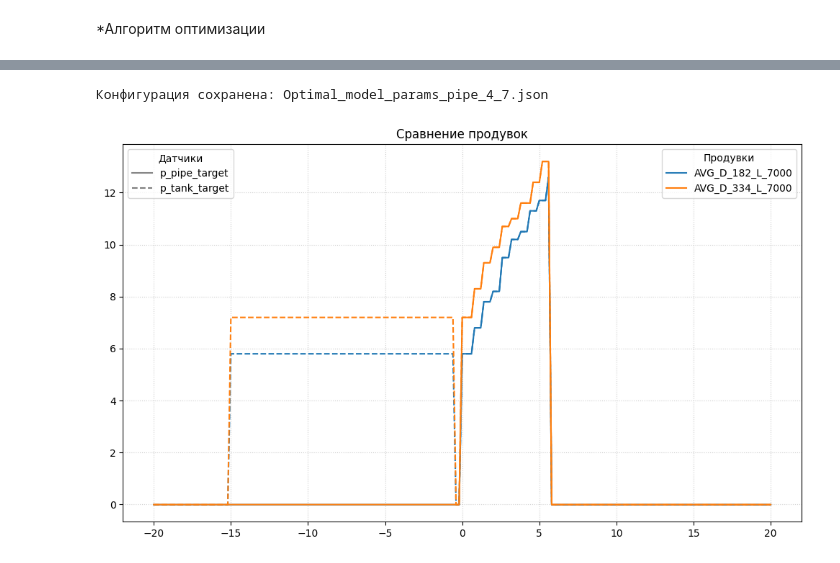
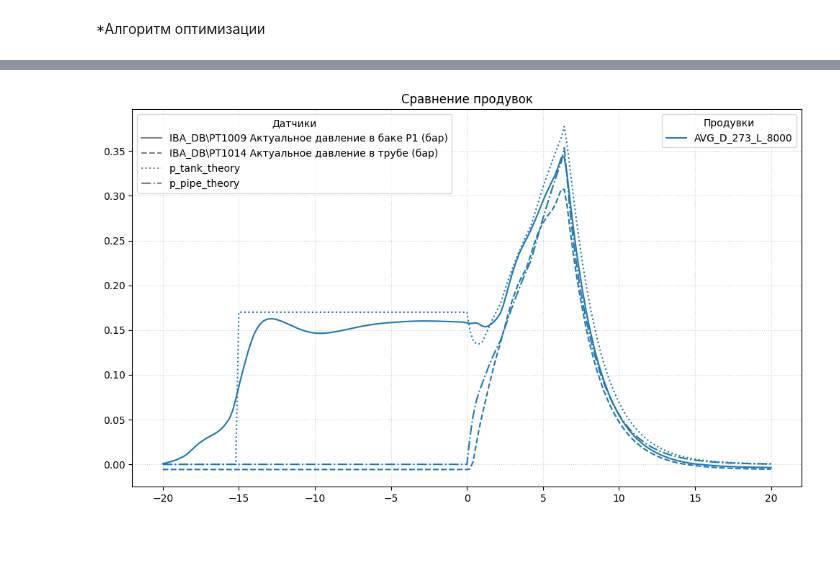
Before and after one commit to Chamipu/Deoxidation_analytical_model-, a Jupyter notebook: main_AnaliticModel.ipynb, the cells around one changed output, grey strips where cells are left out. Cells and saved outputs as stored; diff of their text form; code cells hidden in the pictures.

```diff
--- a/main_AnaliticModel.ipynb
+++ b/main_AnaliticModel.ipynb
@@ -273,2 +49,5 @@ df_avg_logs, df_avg_registry = prm.apply_analytic_model(
+# %%
+cnfg_params_tank, flat_params_tank = dm.load_config(cnfg_p.DEFAULT_MODEL_PARAMS_TANK_FILE)
+cnfg_params_pipe, flat_params_pipe = dm.load_config(cnfg_p.DEFAULT_MODEL_PARAMS_PIPE_FILE)
 # %%
 cycle_ids = [
@@ -341,0 +95,9 @@ plt.show()
+# %%
+best_config_tank, best_config_pipe = copt.run_universal_optimizer(
+        df_avg_logs,
+        df_avg_registry,
+        cnfg_params_tank,
+        cnfg_params_pipe,
+        cnfg.CONFIG_PREDICTOR_TANK,
+        cnfg.CONFIG_PREDICTOR_PIPE,
+        param_keys=None)
@@ -374,39 +143,53 @@ damping         |   2.0820   |    [0.100, 5.000]
 # %%
-dm.save_config(best_params, cnfg_p.CONFIG_DIR / "Optimal_model_params_pipe_4_7.json")
+# dm.save_config(best_params, cnfg_p.CONFIG_DIR / "Optimal_model_params_pipe_4_7.json")
-# %% [output]
-Конфигурация сохранена: Optimal_model_params_pipe_4_7.json
+# %%
+best_flat_tank = dm.get_flat_params(best_config_tank)
+best_flat_pipe = dm.get_flat_params(best_config_pipe)
+# %%
+df_avg_logs, df_avg_registry = coprm.apply_coupled_model(
+    df_avg_logs,
+    df_avg_registry,
+    cnfg.CONFIG_PREDICTOR_TANK,
+    cnfg.CONFIG_PREDICTOR_PIPE,
+    best_flat_tank,
+    best_flat_pipe
+    )
 # %%
 %matplotlib inline
 # %matplotlib widget
 identifiers = [
     # "AVG_D_182_L_6000",
-    "AVG_D_182_L_7000",
+    # "AVG_D_182_L_7000",
     # "AVG_D_182_L_9000",
     # "AVG_D_182_L_10000",
-    # "AVG_D_273_L_8000",
+    "AVG_D_273_L_8000",
     # "AVG_D_273_L_10000",
     # "AVG_D_273_L_11300",
-    "AVG_D_334_L_7000",
+    # "AVG_D_334_L_7000",
     # "AVG_D_334_L_8000"
     ]
 sensors = [
-    # "IBA_DB\PT1009 Актуальное давление в баке P1 (бар)",
+    "IBA_DB\PT1009 Актуальное давление в баке P1 (бар)",
     # "LD31W.VALVE 1007 - клапан бака, бар",
-    # "IBA_DB\PT1014 Актуальное давление в трубе (бар)",
+    "IBA_DB\PT1014 Актуальное давление в трубе (бар)",
 
     # "LD31W.VALVE 1007 - клапан бака, бар_median",
     # "LD31W.VALVE 1008 - клапан трубы, бар"
-    # 'p_tank_theory',
-    "p_pipe_target",
+    'p_tank_theory',
+    # "p_pipe_target",
     # 'p_residual_error',
-    'p_tank_target',
+    # 'p_tank_target',
+    'p_pipe_theory',
+    # "p_tank_target_rounded",
+    # "p_pipe_target_rounded",
+
     # "p_cycle_mae"
     # "LD31W.Weigh P1 - вес в баке"
  ]
 pm.plot_cycles(df_avg_logs, df_avg_registry, identifiers, sensors)
 # plt.xlim(-18, 20)
 # plt.xlim(-18, 20)
 # plt.ylim(-0.05, 0.6)
 # plt.plot(result_df['t_relative'], result_df['p_tank_theory'], label='Модельное давление в баке', color='orange')
 # %% [output]
-[figure, old version]
+[figure, new version]
```
Also changed, not shown: parts of 38 cells of this notebook, 8 other files.
